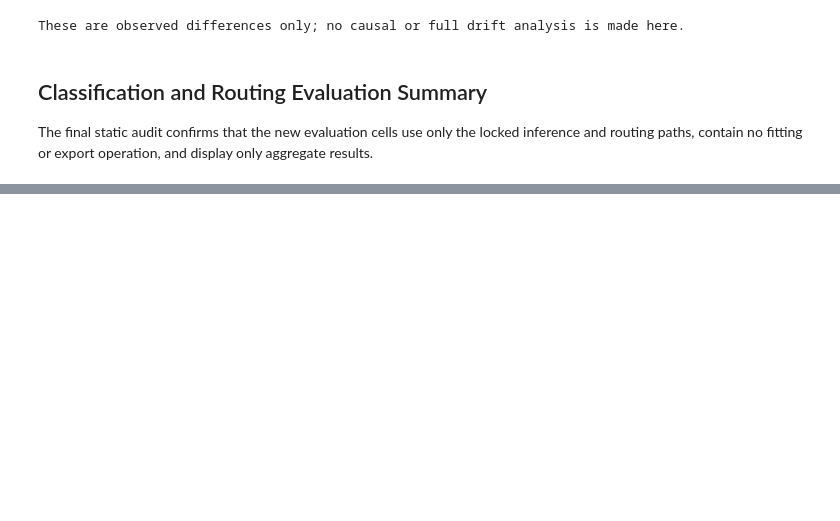
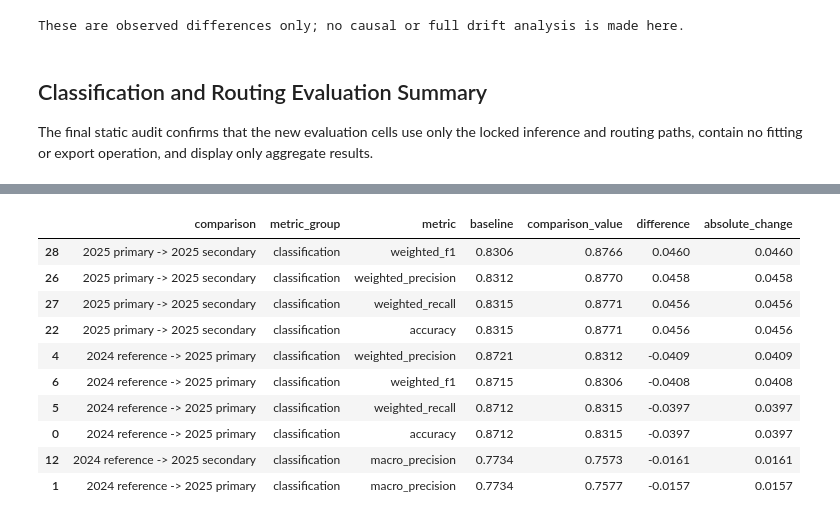
Before and after one commit to rihua-tech/financial-complaint-auto-routing-nlp, a Jupyter notebook: notebooks/07_2025_out_of_time_validation.ipynb, the cells around one changed output, grey strips where cells are left out. Saved outputs shown, nothing was run; the diff lists cells and outputs as text; code cells hidden in the pictures; blank space fills up the shorter version.

Commit message:
analysis: document 2025 holdout drift and comparisons

```diff
--- a/notebooks/07_2025_out_of_time_validation.ipynb
+++ b/notebooks/07_2025_out_of_time_validation.ipynb
@@ -596,11 +596,15 @@ stop_if_failed("Locked 2024 routing reproduction")
 display(pd.DataFrame(routing_rows))
 print("All locked 2024 routing counts and metrics reproduced.")
 
-# Remove row-level labels, predictions, temporary hashes, routing decisions, and scores from memory.
+# Retain only the locked final-test text and labels in memory for aggregate drift diagnostics.
+reference_2024_drift_df = final_test_df[["clean_complaint_text", "product"]].copy().reset_index(drop=True)
+
+# Remove temporary predictions, hashes, routing decisions, scores, and reconstruction frames.
 del final_score_matrix, final_decisions, routed_predictions, final_auto_mask, final_review_mask, final_is_correct
 del final_predictions, y_final, source_df, working_df, locked_scope_df, remediated_df
 del development_df, final_test_df, conflicting_hashes
-print("Temporary row-level and hash-bearing objects cleared from memory.")
+print("Temporary predictions, scores, hashes, decisions, and reconstruction frames cleared from memory.")
+print("Locked 2024 final-test text and labels retained locally for aggregate drift diagnostics only.")
 # %% [output]
 |  | metric | observed | expected | status |
 | 0 | Auto-routed rows | 5,092 | 5,092 | PASS |
@@ -1865,0 +2601,61 @@ No fitting, drift analysis, final figure creation, or sensitive row-level export
+# %%
+largest_overall_classification_changes = (
+    overall_detailed_comparison_table.loc[overall_detailed_comparison_table["metric_group"].eq("classification")]
+    .assign(absolute_change=lambda frame: frame["difference"].abs())
+    .sort_values("absolute_change", ascending=False)
+    .head(10)
+)
+largest_category_f1_changes = (
+    category_classification_comparison_table[["comparison", "product", "baseline_f1", "comparison_f1", "difference_f1"]]
+    .assign(absolute_change=lambda frame: frame["difference_f1"].abs())
+    .sort_values("absolute_change", ascending=False)
+    .head(10)
+)
+largest_category_support_changes = (
+    category_classification_comparison_table[["comparison", "product", "baseline_support", "comparison_support", "difference_support"]]
+    .assign(absolute_change=lambda frame: frame["difference_support"].abs())
+    .sort_values("absolute_change", ascending=False)
+    .head(10)
+)
+largest_category_proportion_changes = (
+    category_proportion_comparison_table.assign(
+        absolute_change=lambda frame: frame["percentage_point_change"].abs()
+    )
+    .sort_values("absolute_change", ascending=False)
+    .head(10)
+)
+overall_routing_coverage_changes = overall_detailed_comparison_table.loc[
+    overall_detailed_comparison_table["metric"].eq("coverage")
+].copy()
+largest_category_routing_coverage_changes = (
+    category_routing_comparison_table[["comparison", "product", "baseline_coverage", "comparison_coverage", "difference_coverage"]]
+    .assign(absolute_change=lambda frame: frame["difference_coverage"].abs())
+    .sort_values("absolute_change", ascending=False)
+    .head(10)
+)
+largest_category_misroute_changes = (
+    category_routing_comparison_table[["comparison", "product", "baseline_misroute_rate", "comparison_misroute_rate", "difference_misroute_rate"]]
+    .dropna(subset=["difference_misroute_rate"])
+    .assign(absolute_change=lambda frame: frame["difference_misroute_rate"].abs())
+    .sort_values("absolute_change", ascending=False)
+    .head(10)
+)
+
+record_check("Step 3C largest observed changes identified", all(not table.empty for table in [largest_overall_classification_changes, largest_category_f1_changes, largest_category_support_changes, largest_category_proportion_changes, overall_routing_coverage_changes, largest_category_routing_coverage_changes, largest_category_misroute_changes]), "complete", "complete")
+stop_if_failed("Step 3C largest-change summaries")
+
+print("Largest observed overall classification changes:")
+display(largest_overall_classification_changes.round(4))
+print("Largest observed category-level F1 changes:")
+display(largest_category_f1_changes.round(4))
+print("Largest observed category support-count changes:")
+display(largest_category_support_changes.round(4))
+print("Largest observed actual category-proportion changes (percentage points):")
+display(largest_category_proportion_changes.round(4))
+print("Observed overall routing-coverage changes:")
+display(overall_routing_coverage_changes.round(4))
+print("Largest observed category-level routing-coverage changes:")
+display(largest_category_routing_coverage_changes.round(4))
+print("Largest observed category-level misroute-rate changes; NA comparisons are excluded:")
+display(largest_category_misroute_changes.round(4))
+# %% [output]
@@ -1865,0 +2663,11 @@ No fitting, drift analysis, final figure creation, or sensitive row-level export
+|  | comparison | metric_group | metric | baseline | comparison_value | difference | absolute_change |
+| 28 | 2025 primary -> 2025 secondary | classification | weighted_f1 | 0.8306 | 0.8766 | 0.0460 | 0.0460 |
+| 26 | 2025 primary -> 2025 secondary | classification | weighted_precision | 0.8312 | 0.8770 | 0.0458 | 0.0458 |
+| 27 | 2025 primary -> 2025 secondary | classification | weighted_recall | 0.8315 | 0.8771 | 0.0456 | 0.0456 |
+| 22 | 2025 primary -> 2025 secondary | classification | accuracy | 0.8315 | 0.8771 | 0.0456 | 0.0456 |
+| 4 | 2024 reference -> 2025 primary | classification | weighted_precision | 0.8721 | 0.8312 | -0.0409 | 0.0409 |
+| 6 | 2024 reference -> 2025 primary | classification | weighted_f1 | 0.8715 | 0.8306 | -0.0408 | 0.0408 |
+| 5 | 2024 reference -> 2025 primary | classification | weighted_recall | 0.8712 | 0.8315 | -0.0397 | 0.0397 |
+| 0 | 2024 reference -> 2025 primary | classification | accuracy | 0.8712 | 0.8315 | -0.0397 | 0.0397 |
+| 12 | 2024 reference -> 2025 secondary | classification | macro_precision | 0.7734 | 0.7573 | -0.0161 | 0.0161 |
+| 1 | 2024 reference -> 2025 primary | classification | macro_precision | 0.7734 | 0.7577 | -0.0157 | 0.0157 |
```
Also changed, not shown: parts of 15 cells of this notebook.
